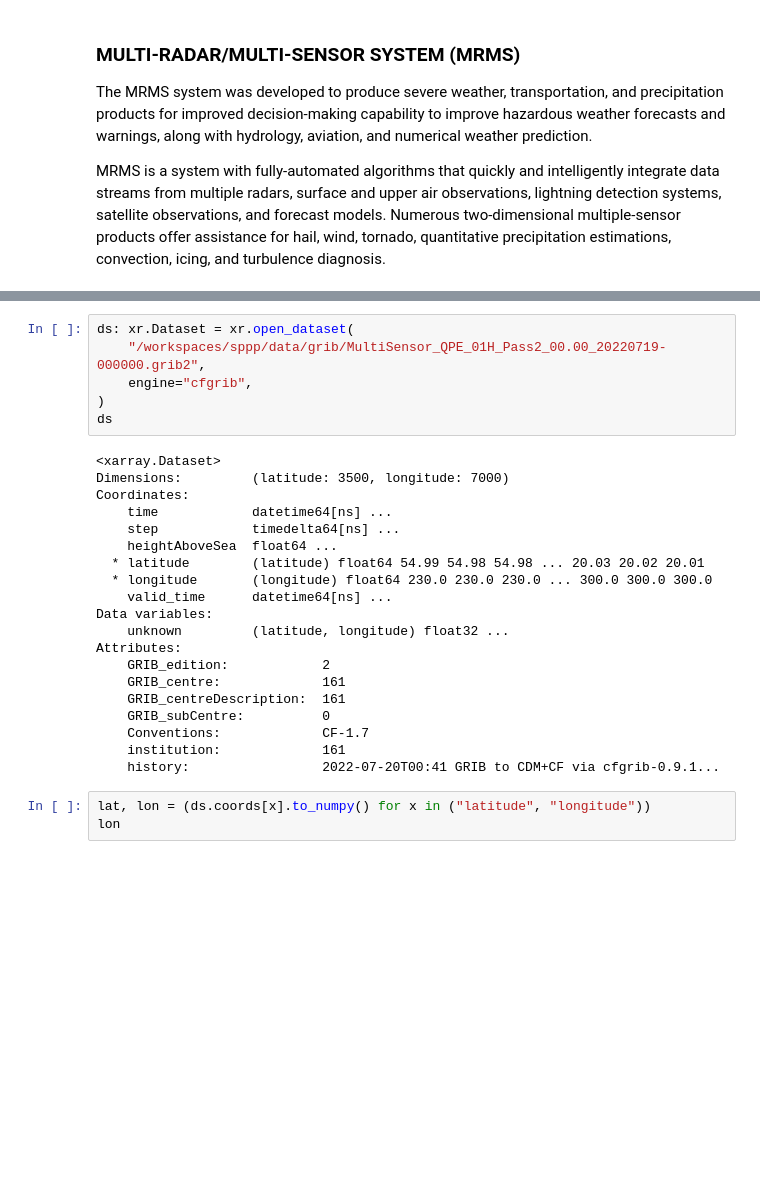
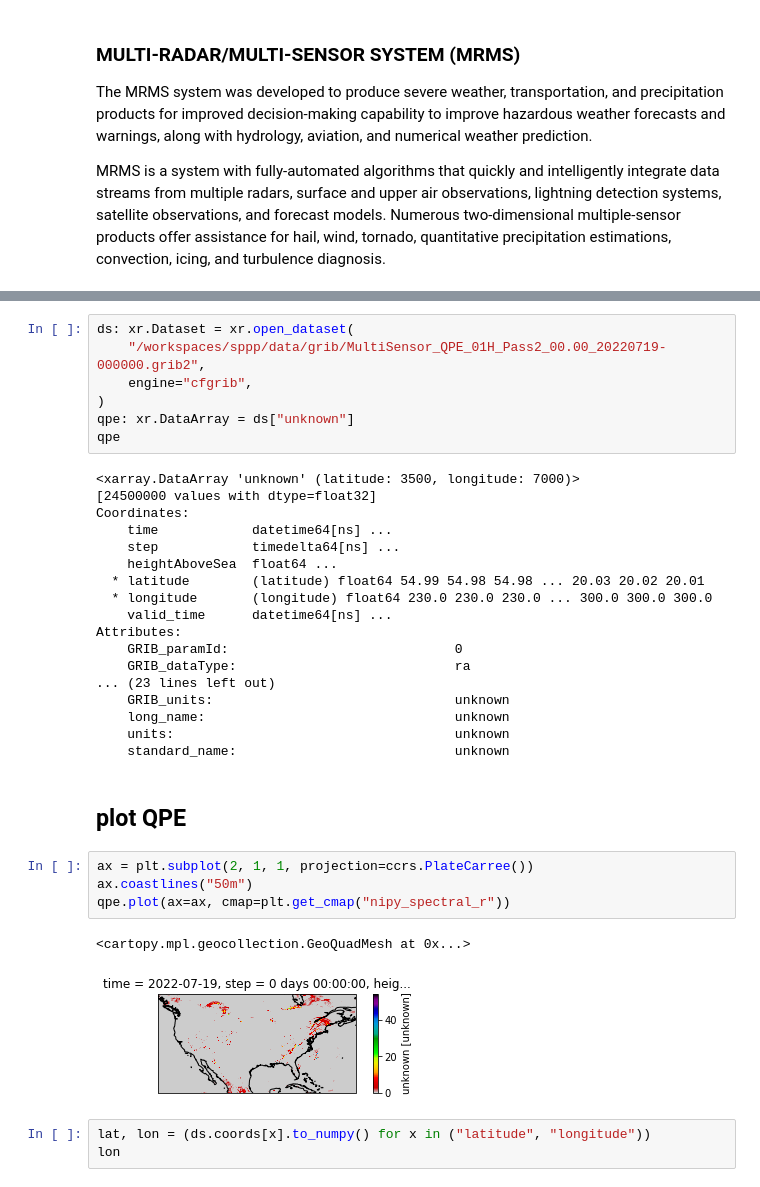
Before and after one commit to leaver2000/sppp, a Jupyter notebook: notebooks/mrms.ipynb, the cells around one changed output, grey strips where cells are left out. Cells and saved outputs as stored; diff of their text form; blank space fills up the shorter version.

```diff
--- a/notebooks/mrms.ipynb
+++ b/notebooks/mrms.ipynb
@@ -16,10 +27,11 @@ ds: xr.Dataset = xr.open_dataset(
     "/workspaces/sppp/data/grib/MultiSensor_QPE_01H_Pass2_00.00_20220719-000000.grib2",
     engine="cfgrib",
 )
-ds
+qpe: xr.DataArray = ds["unknown"]
+qpe
 # %% [output]
-<xarray.Dataset>
-Dimensions:         (latitude: 3500, longitude: 7000)
+<xarray.DataArray 'unknown' (latitude: 3500, longitude: 7000)>
+[24500000 values with dtype=float32]
 Coordinates:
     time            datetime64[ns] ...
     step            timedelta64[ns] ...
@@ -27,16 +39,23 @@ Coordinates:
   * latitude        (latitude) float64 54.99 54.98 54.98 ... 20.03 20.02 20.01
   * longitude       (longitude) float64 230.0 230.0 230.0 ... 300.0 300.0 300.0
     valid_time      datetime64[ns] ...
-Data variables:
-    unknown         (latitude, longitude) float32 ...
 Attributes:
-    GRIB_edition:            2
-    GRIB_centre:             161
-    GRIB_centreDescription:  161
-    GRIB_subCentre:          0
-    Conventions:             CF-1.7
-    institution:             161
-    history:                 2022-07-20T00:41 GRIB to CDM+CF via cfgrib-0.9.1...
+    GRIB_paramId:                             0
+    GRIB_dataType:                            ra
+... (23 lines left out)
+    GRIB_units:                               unknown
+    long_name:                                unknown
+    units:                                    unknown
+    standard_name:                            unknown
+# %% [markdown]
+## plot QPE
+# %%
+ax = plt.subplot(2, 1, 1, projection=ccrs.PlateCarree())
+ax.coastlines("50m")
+qpe.plot(ax=ax, cmap=plt.get_cmap("nipy_spectral_r"))
+# %% [output]
+<cartopy.mpl.geocollection.GeoQuadMesh at 0x...>
+[figure, added]
 # %%
 lat, lon = (ds.coords[x].to_numpy() for x in ("latitude", "longitude"))
 lon
```
Also changed, not shown: parts of 4 cells of this notebook.
